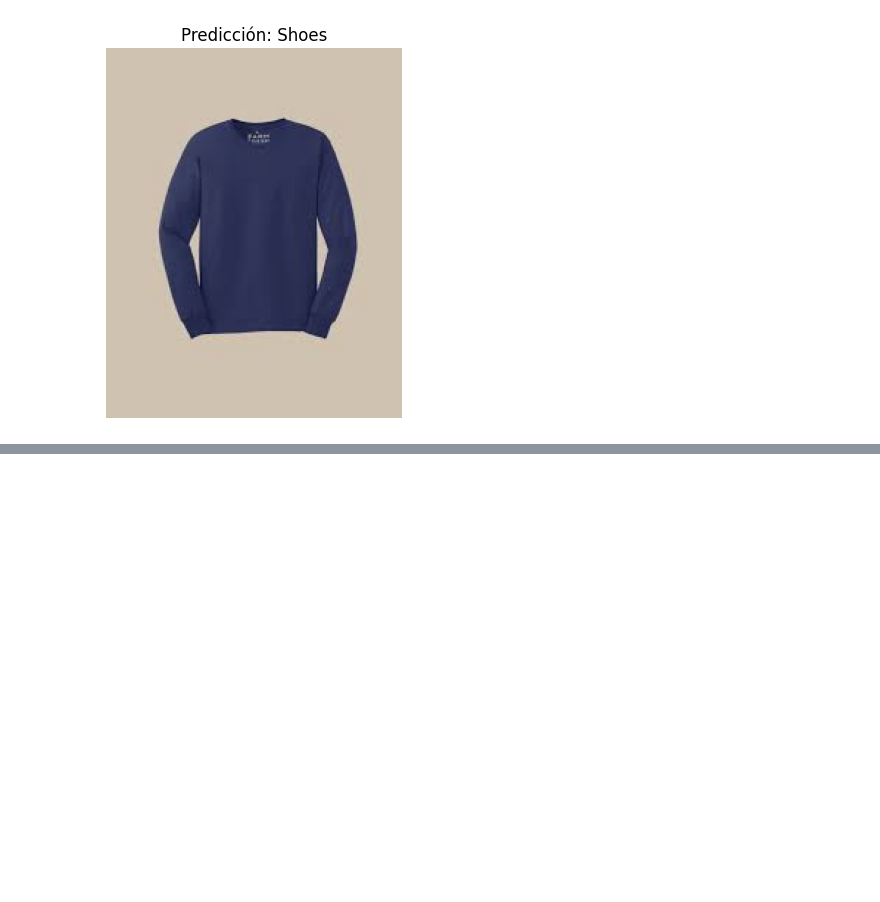
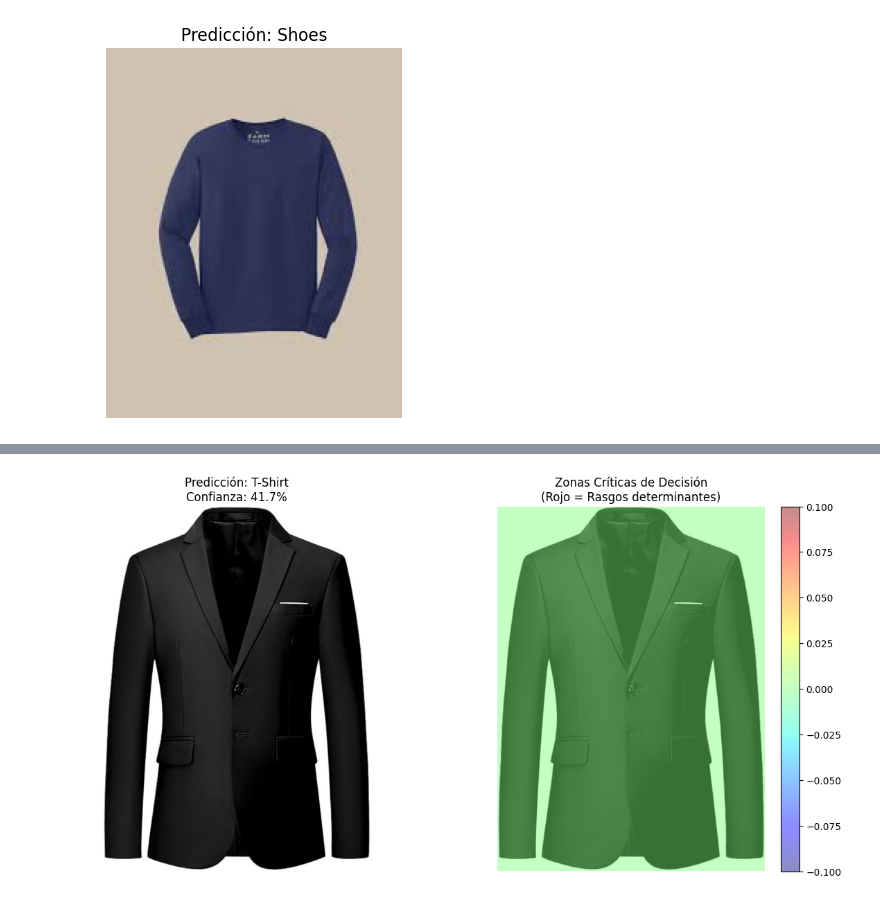
Before and after one commit to JustinLucero07/AprendizajePractica3, a Jupyter notebook: practica.ipynb, the cells around one changed output, grey strips where cells are left out. Drawn from its saved outputs; the diff is of its cells as text; code cells hidden in the pictures; blank space fills up the shorter version.

Commit message:
se agrega las zonas que toma al momento de predecir

```diff
--- a/practica.ipynb
+++ b/practica.ipynb
@@ -238 +242,82 @@ Predicción: T-Shirt (42.75% de confianza)
 np.str_('T-Shirt')
+# %%
+def visualizar_zonas_importancia(ruta_img, tamaño_bloque=4):
+    # 1. Cargar y preparar imágenes
+    img_orig = cv2.imread(ruta_img)
+    if img_orig is None:
+        print(f"No se encontró la imagen en: {ruta_img}")
+        return
+
+    img_rgb = cv2.cvtColor(img_orig, cv2.COLOR_BGR2RGB)
+    # IMG_SIZE debe coincidir con el que usaste en el entrenamiento (ej. 64)
+    IMG_SIZE = 64
+    img_res = cv2.resize(img_orig, (IMG_SIZE, IMG_SIZE))
+
+    # Preproceso inicial
+    img_flat = img_res.flatten().reshape(1, -1)
+    img_scaled = scaler.transform(img_flat)
+    img_pca = pca.transform(img_scaled)
+
+    # Probabilidad original
+    probs_base = svm.predict_proba(img_pca)[0]
+    clase_idx = np.argmax(probs_base)
+    prob_base = probs_base[clase_idx]
+
+    # 2. Generar Mapa de Oclusión
+    heatmap = np.zeros((IMG_SIZE, IMG_SIZE))
+
+    for y in range(0, IMG_SIZE, tamaño_bloque):
+        for x in range(0, IMG_SIZE, tamaño_bloque):
+            img_ocluida = img_res.copy()
+            # Usamos un gris neutro (127) en lugar de negro para no alterar tanto la media
+            img_ocluida[y:y+tamaño_bloque, x:x+tamaño_bloque] = 127
+
+            img_o_flat = img_ocluida.flatten().reshape(1, -1)
+            img_o_scaled = scaler.transform(img_o_flat)
+            img_o_pca = pca.transform(img_o_scaled)
+
+            prob_nueva = svm.predict_proba(img_o_pca)[0][clase_idx]
+
+            # Calculamos la caída de confianza
+            importancia = max(0, prob_base - prob_nueva)
+            heatmap[y:y+tamaño_bloque, x:x+tamaño_bloque] = importancia
+
+    # --- MEJORAS ESTÉTICAS ---
+
+    # A. Normalizar el heatmap (0 a 1) para que los colores resalten
+    if heatmap.max() > 0:
+        heatmap = (heatmap - heatmap.min()) / (heatmap.max() - heatmap.min())
+
+    # B. Suavizado Gaussiano (hace que parezca una nube de importancia)
+    heatmap_smooth = gaussian_filter(heatmap, sigma=1.5)
+
+    # C. Escalar el heatmap al tamaño de la imagen original para que el overlay sea perfecto
+    heatmap_resized = cv2.resize(heatmap_smooth, (img_rgb.shape[1], img_rgb.shape[0]))
+
+    # 3. Mostrar resultados
+    plt.figure(figsize=(12, 6))
+
+    # Imagen Original
+    plt.subplot(1, 2, 1)
+    plt.imshow(img_rgb)
+    plt.title(f"Predicción: {le.classes_[clase_idx]}\nConfianza: {prob_base*100:.1f}%", fontsize=12)
+    plt.axis('off')
+
+    # Imagen con Heatmap resaltado
+    plt.subplot(1, 2, 2)
+    plt.imshow(img_rgb)
+    # Usamos el mapa 'jet' o 'hot' para el resalte
+    overlay = plt.imshow(heatmap_resized, cmap='jet', alpha=0.45)
+    plt.title("Zonas Críticas de Decisión\n(Rojo = Rasgos determinantes)", fontsize=12)
+    plt.axis('off')
+
+    # Barra de color para referencia
+    plt.colorbar(overlay, ax=plt.gca(), fraction=0.046, pad=0.04)
+
+    plt.tight_layout()
+    plt.show()
+
+# Ejecutar con tu imagen
+visualizar_zonas_importancia("blazer.jpg")
+# %% [output]
+[figure, added]
```
Also changed, not shown: parts of 8 cells of this notebook.
